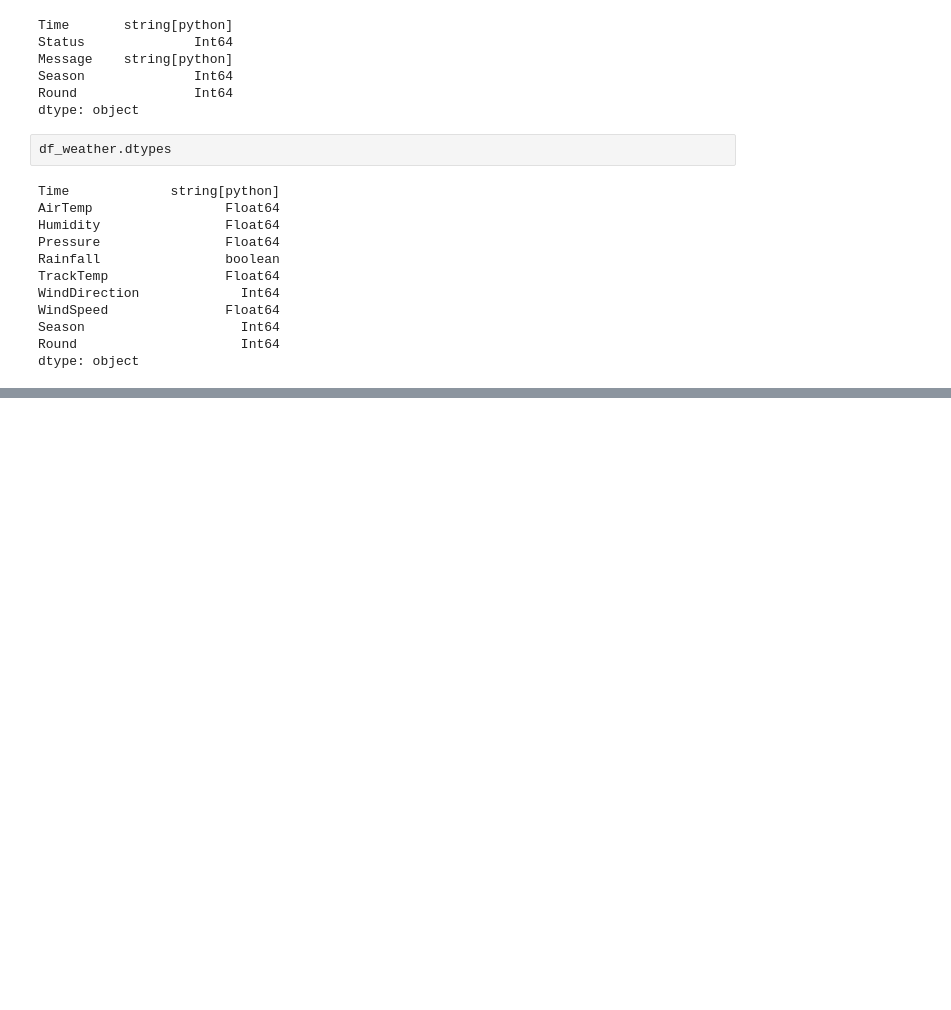
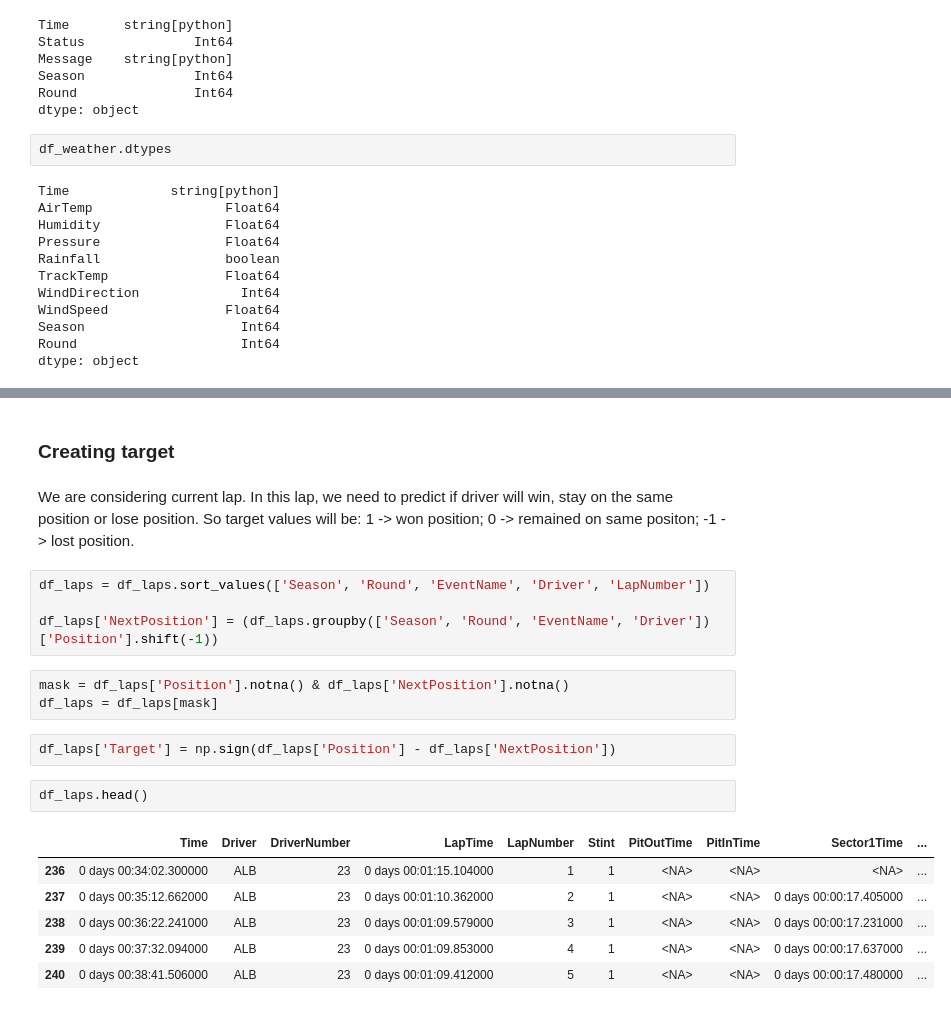
Before and after one commit to Ognjeniii/f1-predictions, a Jupyter notebook: Model2.ipynb, the cells around one changed output, grey strips where cells are left out. Cells and saved outputs as stored; diff of their text form; blank space fills up the shorter version.

```diff
--- a/Model2.ipynb
+++ b/Model2.ipynb
@@ -178,0 +217,22 @@ dtype: object
+# %% [markdown]
+### Creating target
+# %% [markdown]
+We are considering current lap. In this lap, we need to predict if driver will win, stay on the same position or lose position. So target values will be: 1 -> won position; 0 -> remained on same positon; -1 -> lost position.
+# %%
+df_laps = df_laps.sort_values(['Season', 'Round', 'EventName', 'Driver', 'LapNumber'])
+
+df_laps['NextPosition'] = (df_laps.groupby(['Season', 'Round', 'EventName', 'Driver'])['Position'].shift(-1))
+# %%
+mask = df_laps['Position'].notna() & df_laps['NextPosition'].notna()
+df_laps = df_laps[mask]
+# %%
+df_laps['Target'] = np.sign(df_laps['Position'] - df_laps['NextPosition'])
+# %%
+df_laps.head()
+# %% [output]
+|  | Time | Driver | DriverNumber | LapTime | LapNumber | Stint | PitOutTime | PitInTime | Sector1Time | ... |
+| 236 | 0 days 00:34:02.300000 | ALB | 23 | 0 days 00:01:15.104000 | 1 | 1 | <NA> | <NA> | <NA> | ... |
+| 237 | 0 days 00:35:12.662000 | ALB | 23 | 0 days 00:01:10.362000 | 2 | 1 | <NA> | <NA> | 0 days 00:00:17.405000 | ... |
+| 238 | 0 days 00:36:22.241000 | ALB | 23 | 0 days 00:01:09.579000 | 3 | 1 | <NA> | <NA> | 0 days 00:00:17.231000 | ... |
+| 239 | 0 days 00:37:32.094000 | ALB | 23 | 0 days 00:01:09.853000 | 4 | 1 | <NA> | <NA> | 0 days 00:00:17.637000 | ... |
+| 240 | 0 days 00:38:41.506000 | ALB | 23 | 0 days 00:01:09.412000 | 5 | 1 | <NA> | <NA> | 0 days 00:00:17.480000 | ... |
```
Also changed, not shown: parts of 19 cells of this notebook.
